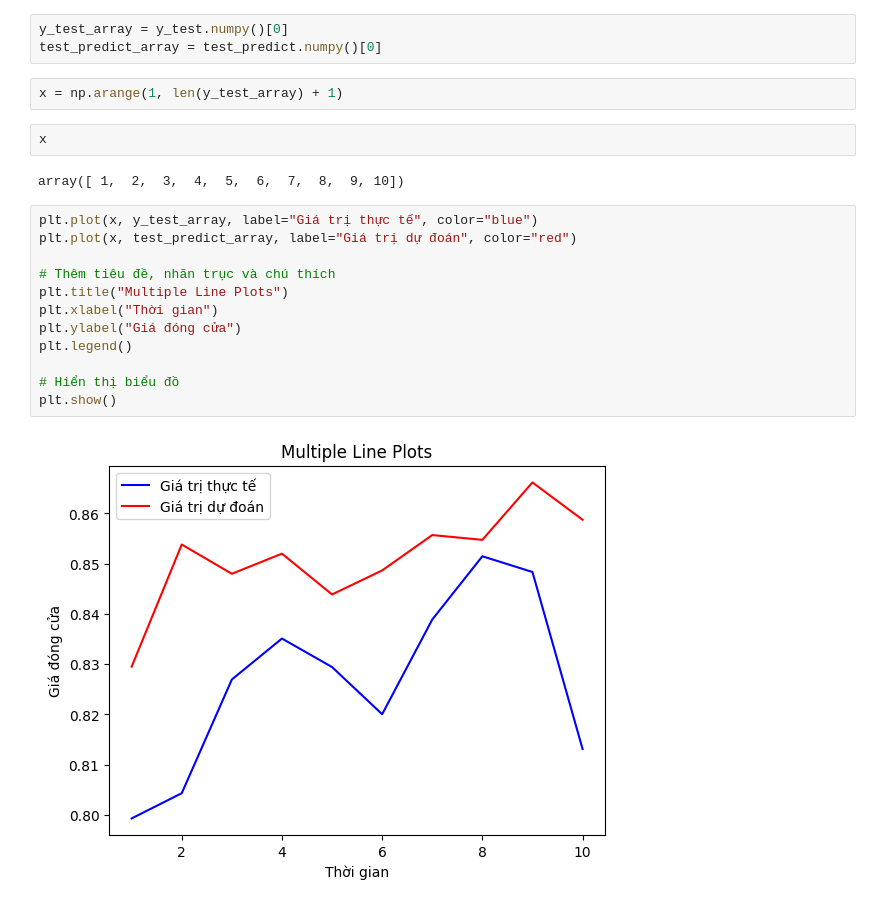
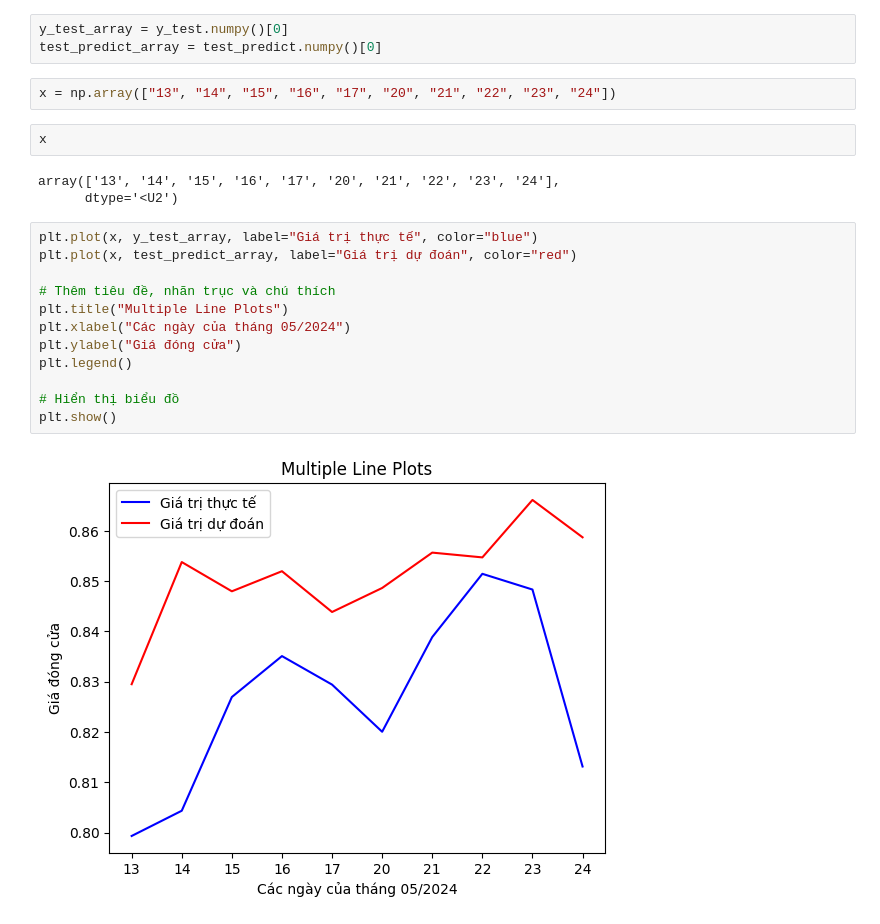
Before and after one commit to raming20/CNN-LSTM-predict-stock-price, a Jupyter notebook: crawl/ssi/ssi_stock_price.ipynb, the cells around one changed output. Saved outputs shown, nothing was run; the diff lists cells and outputs as text.

```diff
--- a/crawl/ssi/ssi_stock_price.ipynb
+++ b/crawl/ssi/ssi_stock_price.ipynb
@@ -612,23 +617,24 @@ tensor([[0.8295, 0.8538, 0.8480, 0.8520, 0.8439, 0.8487, 0.8557, 0.8547, 0.8662,
 # %%
 y_test_array = y_test.numpy()[0]
 test_predict_array = test_predict.numpy()[0]
-# %%
-x = np.arange(1, len(y_test_array) + 1)
+# %%
+x = np.array(["13", "14", "15", "16", "17", "20", "21", "22", "23", "24"])
 # %%
 x
 # %% [output]
-array([ 1,  2,  3,  4,  5,  6,  7,  8,  9, 10])
+array(['13', '14', '15', '16', '17', '20', '21', '22', '23', '24'],
+      dtype='<U2')
 # %%
 plt.plot(x, y_test_array, label="Giá trị thực tế", color="blue")
 plt.plot(x, test_predict_array, label="Giá trị dự đoán", color="red")
 
 # Thêm tiêu đề, nhãn trục và chú thích
 plt.title("Multiple Line Plots")
-plt.xlabel("Thời gian")
+plt.xlabel("Các ngày của tháng 05/2024")
 plt.ylabel("Giá đóng cửa")
 plt.legend()
 
 # Hiển thị biểu đồ
 plt.show()
 # %% [output]
-[figure, old version]
+[figure, new version]
```
Also changed, not shown: parts of 5 cells of this notebook, 7 other files.
